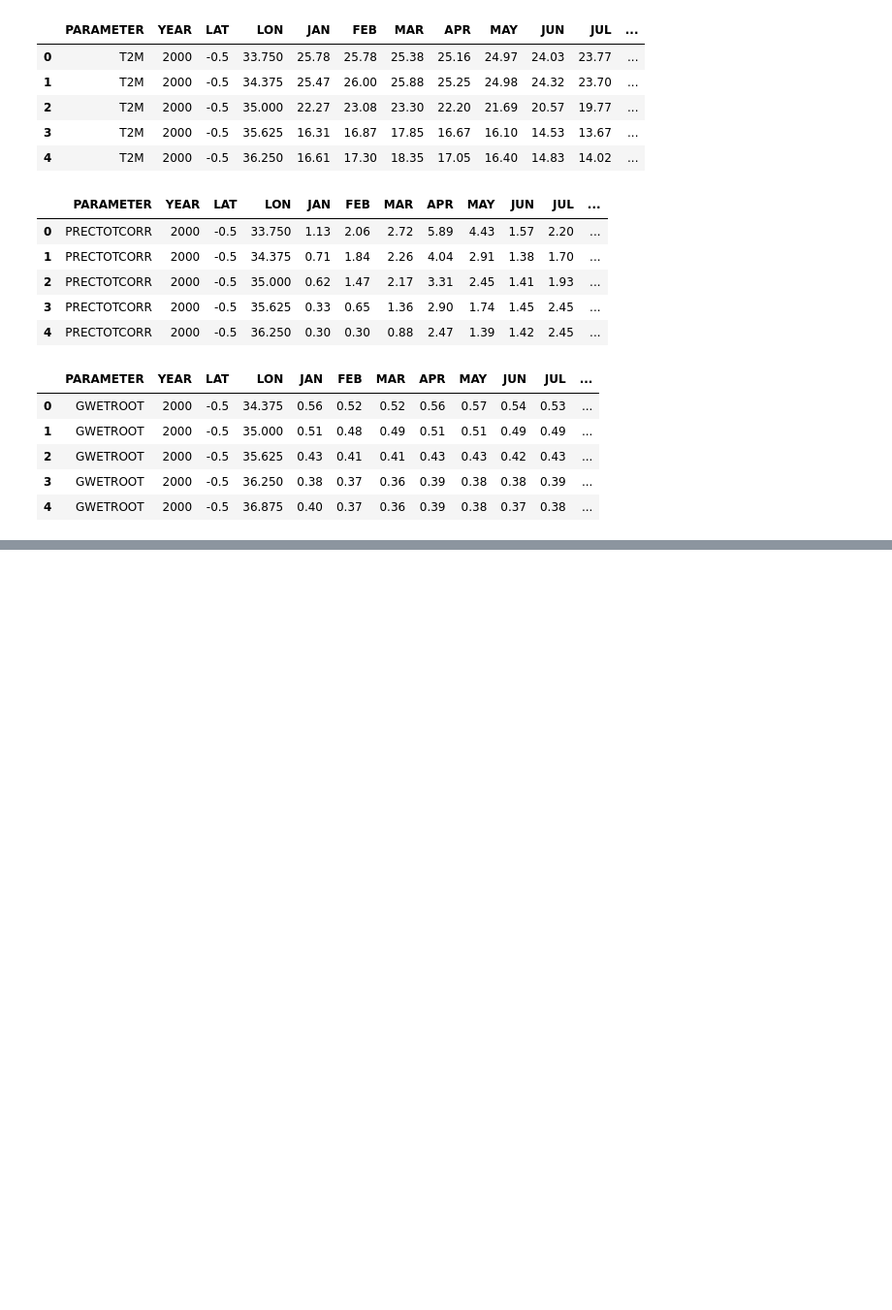
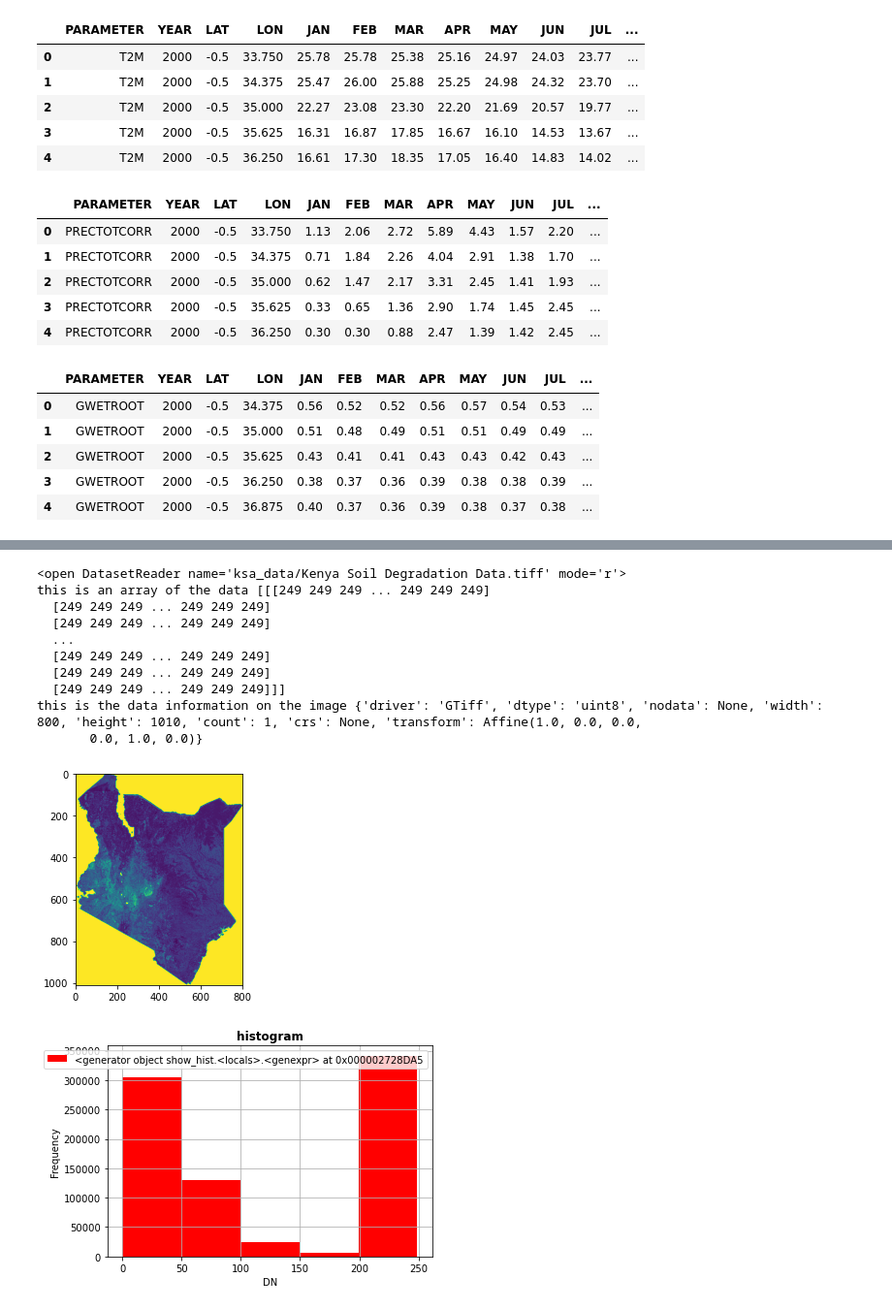
Before and after one commit to CWanderi/capstone_project, a Jupyter notebook: capstone_project.ipynb, the cells around one changed output, grey strips where cells are left out. Shown at 97% size. Cells and saved outputs as stored; diff of their text form; code cells hidden in the pictures; blank space fills up the shorter version.

```diff
--- a/capstone_project.ipynb
+++ b/capstone_project.ipynb
@@ -423,0 +539,15 @@ Soil_Wetness.head()
+# %%
+processing_data("ksa_data/Kenya Soil Degradation Data.tiff")
+# %% [output]
+<open DatasetReader name='ksa_data/Kenya Soil Degradation Data.tiff' mode='r'>
+this is an array of the data [[[249 249 249 ... 249 249 249]
+  [249 249 249 ... 249 249 249]
+  [249 249 249 ... 249 249 249]
+  ...
+  [249 249 249 ... 249 249 249]
+  [249 249 249 ... 249 249 249]
+  [249 249 249 ... 249 249 249]]]
+this is the data information on the image {'driver': 'GTiff', 'dtype': 'uint8', 'nodata': None, 'width': 800, 'height': 1010, 'count': 1, 'crs': None, 'transform': Affine(1.0, 0.0, 0.0,
+       0.0, 1.0, 0.0)}
+[figure, added]
+[figure, added]
```
Also changed, not shown: parts of 19 cells of this notebook.
